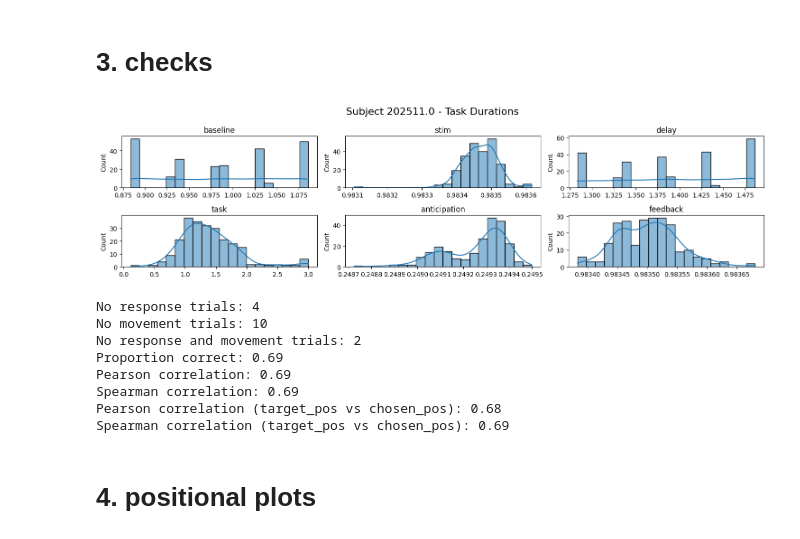
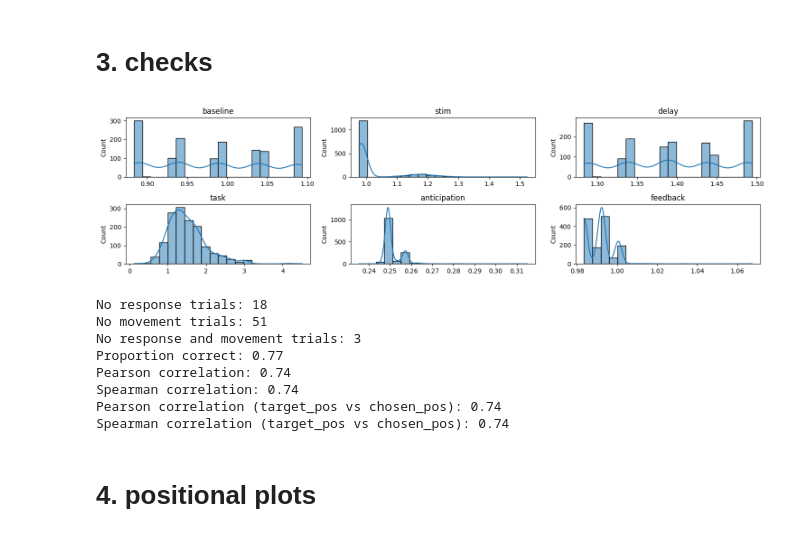
Before and after one commit to siyer7/asymmetry_design, a Jupyter notebook: code/beh_analyses.ipynb, the cells around one changed output. Drawn from its saved outputs; the diff is of its cells as text; code cells hidden in the pictures.

```diff
--- a/code/beh_analyses.ipynb
+++ b/code/beh_analyses.ipynb
@@ -181,7 +180,7 @@ print(subjs)
 subj = '202511.0'
 print(subj)
 df_analysis = df_subjs[df_subjs['subj'] == subj].copy()
-# df_analysis = df_subjs.copy()
+df_analysis = df_subjs.copy()
 df_analysis
 # %% [output]
 ['202509.0' '202511.0' 'tori' 'amisha' 'adam' 'erfan']
@@ -204,31 +203,31 @@ df_analysis
 # %%
 # create column for each phases's duration
 expt_phases = ['baseline', 'stim', 'delay', 'task', 'anticipation', 'feedback']
 for phase in expt_phases:
     df_analysis[f'{phase}_dur'] = df_analysis[f'{phase}.stopped'] - df_analysis[f'{phase}.started']
 
 # sid, check if these are needed replacements
 df_analysis['stim_dur'] = df_analysis['stim.stopped'] - df_analysis['target_stim.started']
 df_analysis['feedback_dur'] = df_analysis['feedback.stopped'] - df_analysis['no_resp_text.started']
 
 fig, axs = plt.subplots(2, 3, figsize=(15, 4))
 axs, ax = axs.flatten(), 0
 
 for expt_phase in expt_phases:
 
     sns.histplot(df_analysis[f'{expt_phase}_dur'], bins=20, kde=True, ax=axs[ax])
     axs[ax].set(title=expt_phase, xlabel='', ylabel='Count')
     ax += 1
 
-plt.suptitle(f'Subject {subj} - Task Durations', fontsize=16)
+# plt.suptitle(f'Subject {subj} - Task Durations', fontsize=16)
 plt.tight_layout()
 plt.show()
 
 # print which trials with feedback duration < .99
 # short_feedback = df_analysis.loc[df_analysis['feedback_dur'] < 0.998]
 # print(f'{len(short_feedback)} trials: {short_feedback.index.tolist()}')
 # %% [output]
-[figure, old version]
+[figure, new version]
 # %%
 # missing data
 no_resp = df_analysis[df_analysis['trials.submit_resp.rt'].isna()]
@@ -254,14 +253,14 @@ spearman_corr = df_analysis['target_pos'].corr(df_analysis['chosen_pos'], method
 print(f'Pearson correlation (target_pos vs chosen_pos): {pearson_corr:.2f}')
 print(f'Spearman correlation (target_pos vs chosen_pos): {spearman_corr:.2f}')
 # %% [output]
-No response trials: 4
-No movement trials: 10
-No response and movement trials: 2
-Proportion correct: 0.69
-Pearson correlation: 0.69
-Spearman correlation: 0.69
-Pearson correlation (target_pos vs chosen_pos): 0.68
-Spearman correlation (target_pos vs chosen_pos): 0.69
+No response trials: 18
+No movement trials: 51
+No response and movement trials: 3
+Proportion correct: 0.77
+Pearson correlation: 0.74
+Spearman correlation: 0.74
+Pearson correlation (target_pos vs chosen_pos): 0.74
+Spearman correlation (target_pos vs chosen_pos): 0.74
 # %% [markdown]
 # 4. positional plots
 # %% [markdown]
```
Also changed, not shown: parts of 13 cells of this notebook, 1 other file.
